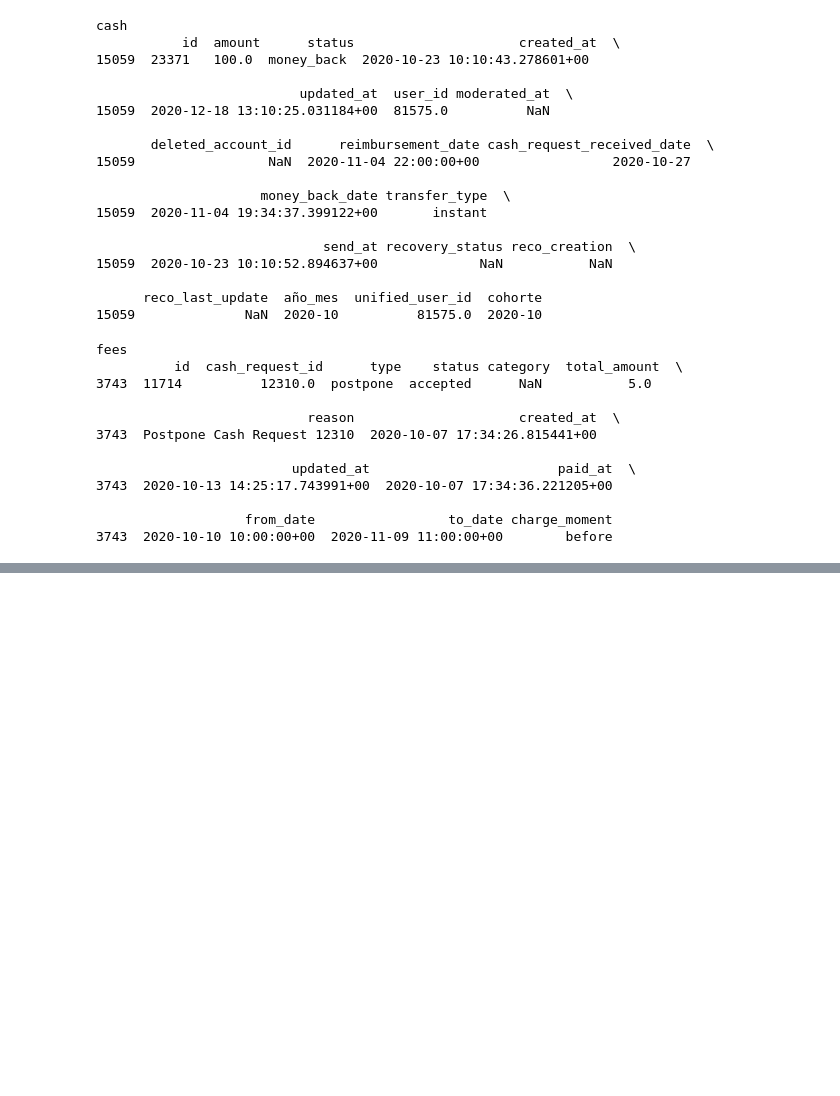
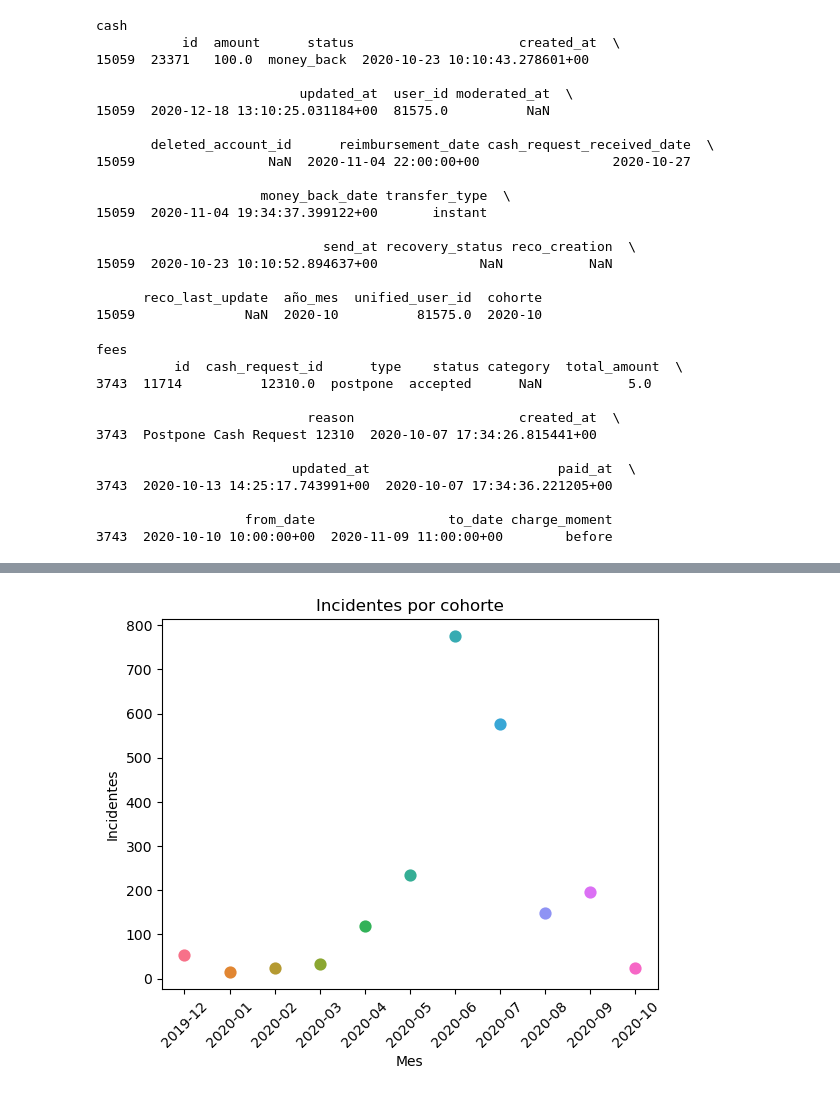
Before and after one commit to moiatgit/project-1-ironhack-payments-es, a Jupyter notebook: grupo3.ipynb, the cells around one changed output, grey strips where cells are left out. Drawn from its saved outputs; the diff is of its cells as text; code cells hidden in the pictures; blank space fills up the shorter version.

```diff
--- a/grupo3.ipynb
+++ b/grupo3.ipynb
@@ -581,0 +576,11 @@ Número de incidencias por cohorte
+# %%
+#2d. Visualizar tasa de incidentes por cohortes
+
+sns.pointplot(data=df_incidencias, x='cohorte', y='incidencias', hue='cohorte', marker='o')
+plt.title('Incidentes por cohorte')
+plt.xlabel('Mes')
+plt.ylabel('Incidentes')
+plt.xticks(rotation=45)
+plt.show()
+# %% [output]
+[figure, added]
```
Also changed, not shown: parts of 17 cells of this notebook.
